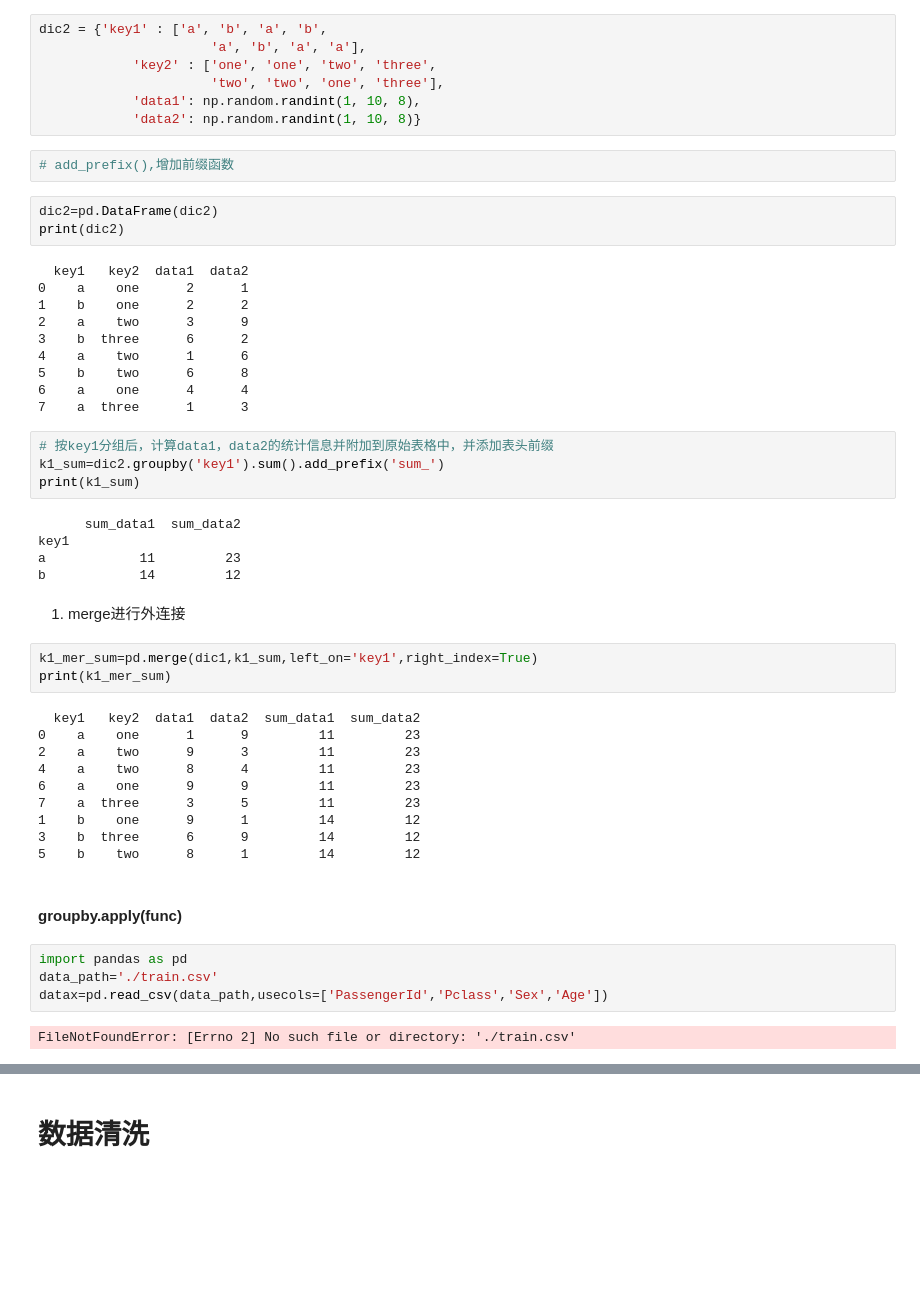
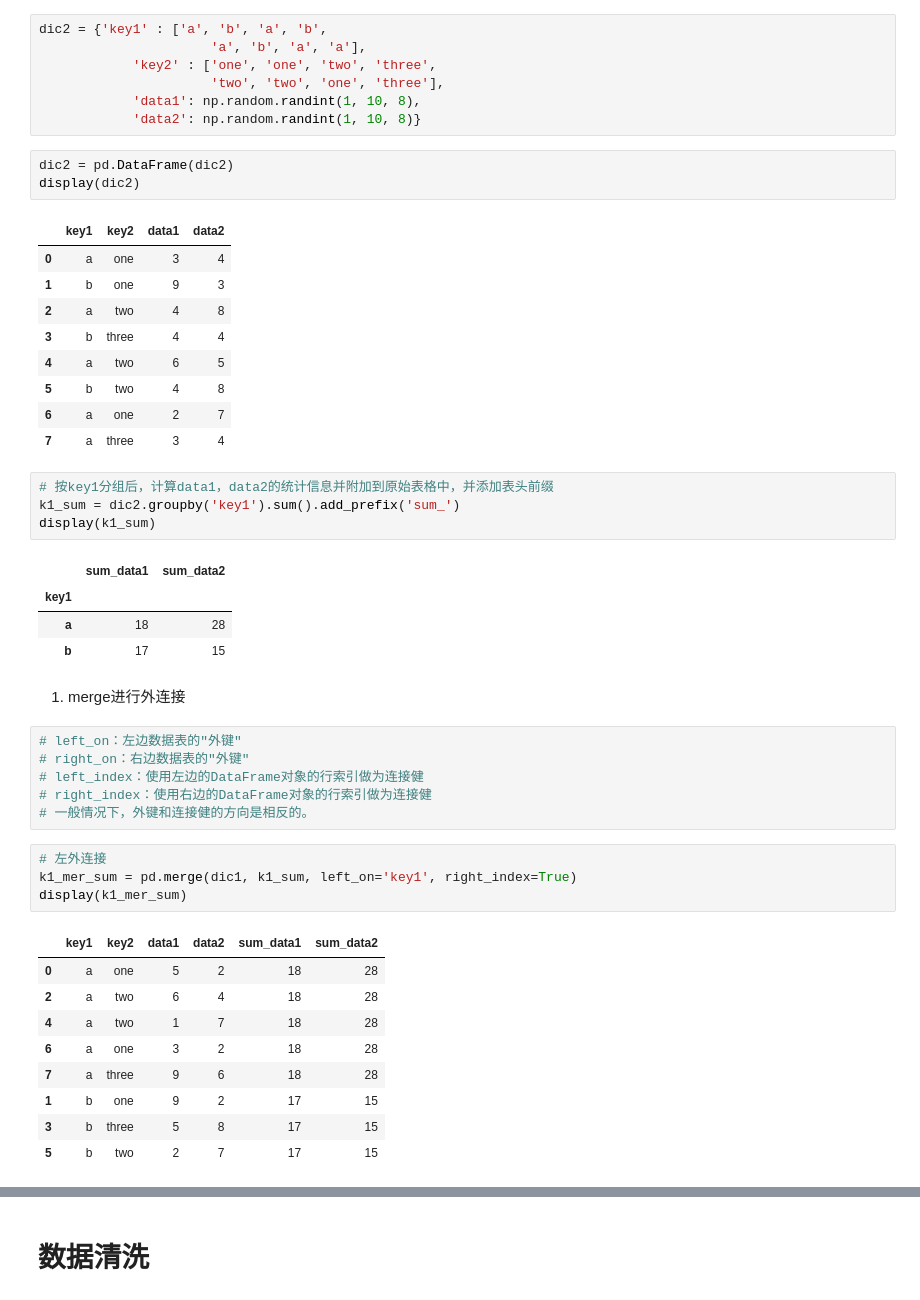
Before and after one commit to kianina/kianina, a Jupyter notebook: pandas.ipynb, the cells around one changed output, grey strips where cells are left out. Saved outputs shown, nothing was run; the diff lists cells and outputs as text; blank space fills up the shorter version.

```diff
--- a/pandas.ipynb
+++ b/pandas.ipynb
@@ -1303,50 +1407,47 @@ dic2 = {'key1' : ['a', 'b', 'a', 'b',
                       'two', 'two', 'one', 'three'],
             'data1': np.random.randint(1, 10, 8),
             'data2': np.random.randint(1, 10, 8)}
-# %%
-# add_prefix(),增加前缀函数
 # %%
-dic2=pd.DataFrame(dic2)
-print(dic2)
+dic2 = pd.DataFrame(dic2)
+display(dic2)
 # %% [output]
-  key1   key2  data1  data2
-0    a    one      2      1
-1    b    one      2      2
-2    a    two      3      9
-3    b  three      6      2
-4    a    two      1      6
-5    b    two      6      8
-6    a    one      4      4
-7    a  three      1      3
+|  | key1 | key2 | data1 | data2 |
+| 0 | a | one | 3 | 4 |
+| 1 | b | one | 9 | 3 |
+| 2 | a | two | 4 | 8 |
+| 3 | b | three | 4 | 4 |
+| 4 | a | two | 6 | 5 |
+| 5 | b | two | 4 | 8 |
+| 6 | a | one | 2 | 7 |
+| 7 | a | three | 3 | 4 |
 # %%
 # 按key1分组后，计算data1，data2的统计信息并附加到原始表格中，并添加表头前缀
-k1_sum=dic2.groupby('key1').sum().add_prefix('sum_')
-print(k1_sum)
+k1_sum = dic2.groupby('key1').sum().add_prefix('sum_')
+display(k1_sum)
 # %% [output]
-      sum_data1  sum_data2
-key1
-a            11         23
-b            14         12
+|  | sum_data1 | sum_data2 |
+| key1 |  |  |
+| a | 18 | 28 |
+| b | 17 | 15 |
 # %% [markdown]
 1. merge进行外连接
+# %%
+# left_on：左边数据表的"外键"
+# right_on：右边数据表的"外键"
+# left_index：使用左边的DataFrame对象的行索引做为连接健
+# right_index：使用右边的DataFrame对象的行索引做为连接健
+# 一般情况下，外键和连接健的方向是相反的。
 # %%
-k1_mer_sum=pd.merge(dic1,k1_sum,left_on='key1',right_index=True)
-print(k1_mer_sum)
+# 左外连接
+k1_mer_sum = pd.merge(dic1, k1_sum, left_on='key1', right_index=True)
+display(k1_mer_sum)
 # %% [output]
-  key1   key2  data1  data2  sum_data1  sum_data2
-0    a    one      1      9         11         23
-2    a    two      9      3         11         23
-4    a    two      8      4         11         23
-6    a    one      9      9         11         23
-7    a  three      3      5         11         23
-1    b    one      9      1         14         12
-3    b  three      6      9         14         12
-5    b    two      8      1         14         12
+|  | key1 | key2 | data1 | data2 | sum_data1 | sum_data2 |
+| 0 | a | one | 5 | 2 | 18 | 28 |
+| 2 | a | two | 6 | 4 | 18 | 28 |
+| 4 | a | two | 1 | 7 | 18 | 28 |
+| 6 | a | one | 3 | 2 | 18 | 28 |
+| 7 | a | three | 9 | 6 | 18 | 28 |
+| 1 | b | one | 9 | 2 | 17 | 15 |
+| 3 | b | three | 5 | 8 | 17 | 15 |
+| 5 | b | two | 2 | 7 | 17 | 15 |
-# %% [markdown]
-#### groupby.apply(func)
-# %%
-import pandas as pd
-data_path='./train.csv'
-datax=pd.read_csv(data_path,usecols=['PassengerId','Pclass','Sex','Age'])
-# %% [output]
-FileNotFoundError: [Errno 2] No such file or directory: './train.csv'
```
Also changed, not shown: parts of 145 cells of this notebook, 13 other files.
